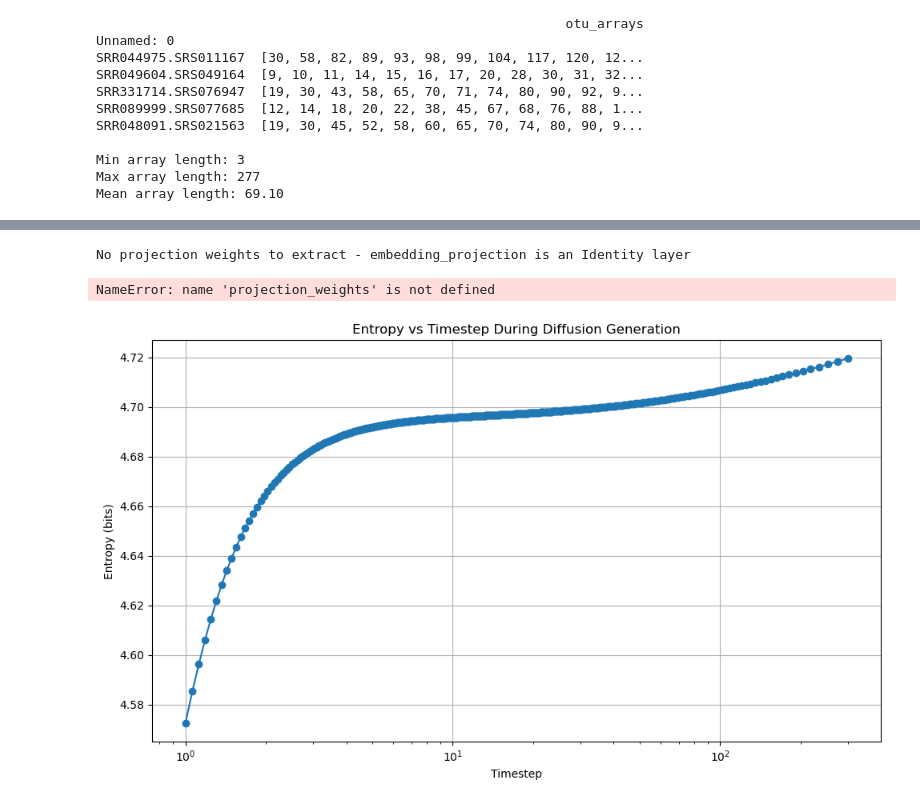
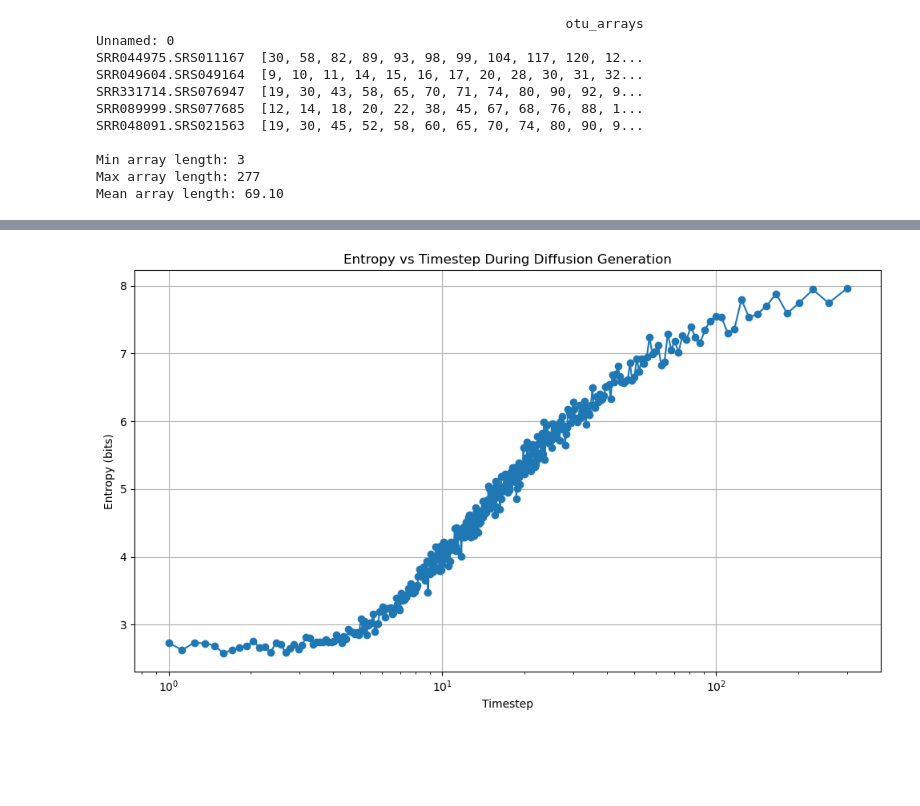
Before and after one commit to the-puzzler/cdcd_hmp, a Jupyter notebook: simplifiedV2/train.ipynb, the cells around one changed output, grey strips where cells are left out. Cells and saved outputs as stored; diff of their text form; code cells hidden in the pictures; blank space fills up the shorter version.

```diff
--- a/simplifiedV2/train.ipynb
+++ b/simplifiedV2/train.ipynb
@@ -642,9 +1009,9 @@ model = train_simple(
     train_dataloader=train_loader,
     eval_dataloader=test_loader,
     noise_scheduler=scheduler,
-    num_epochs=20,
+    num_epochs=40,
     patience = 5,
-    learning_rate=1e-4,
+    learning_rate=1e-3,
     save_dir="checkpoints"
 )
 # %% [output]
@@ -748,8 +1115,8 @@ def main_diff_loop_part( image, t, timesteps , model, padding_mask):
 
 
     # Calculte 'expected embedding'
-
-    predicted = torch.softmax(model(image, torch.zeros_like(image), t, padding_mask), dim=-1) #pasing * torch.sqrt(t) with image improves generation?? I think before with saved images i was not using passed noise, so only the last case counted...?
+    noise = torch.randn_like(image) * torch.sqrt(t)
+    predicted = torch.softmax(model(noise  , torch.zeros_like(image), t, padding_mask), dim=-1) #pasing * torch.sqrt(t) with image improves generation?? I think before with saved images i was not using passed noise, so only the last case counted...?
     update = predicted @ model.token_embedding.weight
 
     #apply update
@@ -762,7 +1129,8 @@ def main_diff_loop_part( image, t, timesteps , model, padding_mask):
 
 def final_prediction( image, timesteps, model, padding_mask):
 
-    predicted = torch.softmax(model(image, torch.zeros_like(image), timesteps[-1], padding_mask), dim=-1)
+    noise = torch.randn_like(image) * torch.sqrt(t)
+    predicted = torch.softmax(model(noise, torch.zeros_like(image), timesteps[-1], padding_mask), dim=-1)
 
     distrubution = Categorical(predicted)
 
@@ -782,9 +1150,10 @@ def generate_sequence(model, scheduler, seq_len=100, n_steps=200, batch_size=100
         device=device
     )
 
-
+    timesteps = torch.unique(timesteps, sorted=True)
     # Initialize noise
-    image = torch.randn(batch_size, seq_len, model.embedding_dim, device=device) *   timesteps[0]
+    image = torch.randn(batch_size, seq_len, model.embedding_dim, device=device) *  torch.sqrt(timesteps[0])
+    #image = torch.randn(batch_size, seq_len, model.embedding_dim, device=device) *  timesteps[0]
     padding_mask = torch.ones((batch_size, seq_len), dtype=torch.bool, device=device)
     #image = (image / (torch.norm(image, keepdim=True, p=2, dim=-1) + 1e-8)) * math.sqrt(model.embedding_dim)
     # Diffusion process
@@ -1034,7 +1403,7 @@ from scipy import stats
 n_steps = 100
 timesteps = scheduler.make_timesteps(
     n_steps,
-    tmin=.1,#t_min,
+    tmin=1,#t_min,
     tmax= 300,#t_max,
     device=device
 )
@@ -1060,6 +1429,7 @@ trajectory_predictions = {pos: [] for pos in positions_to_track}
 
 #adjustor = torch.randn(batch_size, seq_len, model.embedding_dim, device=device)
 image = torch.randn(batch_size, seq_len, model.embedding_dim, device=device) * torch.sqrt(timesteps[0]) #timesteps[0] #
+padding_mask = torch.ones((batch_size, seq_len), dtype=torch.bool, device=device)
 #image = (image + adjustor)/(torch.sqrt(t**2 + 1))
 
 # image = torch.randn(batch_size, seq_len, model.embedding_dim, device=device) #*  timesteps[0] # torch.sqrt(timesteps[0])#
@@ -1067,7 +1437,7 @@ image = torch.randn(batch_size, seq_len, model.embedding_dim, device=device) * t
 for t in timesteps:
     with torch.no_grad():
 
-        image, predicted, update = main_diff_loop_part(image, t, timesteps, model)
+        image, predicted, update = main_diff_loop_part(image, t, timesteps, model, padding_mask)
 
         # Collect metrics
         timestep_values.append(t.item())
@@ -1264,54 +1569,3 @@ NameError: name 'embeddings' is not defined
-# %%
-# Get the weights of the embedding projection layer
-if isinstance(model.embedding_projection, nn.Linear):
-    projection_weights = model.embedding_projection.weight.detach().cpu().numpy()
-else:
-    print("No projection weights to extract - embedding_projection is an Identity layer")
-
-# The weights should be split between token embedding dims and time embedding dims
-n_token_dims = model.embedding_dim  # 32 from earlier
-n_time_dims = projection_weights.shape[1] - n_token_dims
-
-
-
-print("Token weight section shape:", token_weights.shape)
-print("Time embedding section shape:", time_weights.shape)
-
-# Compare statistics
-print("\nToken weights stats:")
-print("Mean:", np.mean(token_weights))
-print("Std:", np.std(token_weights))
-print("Abs mean:", np.mean(np.abs(token_weights)))
-
-print("\nTime weights stats:")
-print("Mean:", np.mean(time_weights))
-print("Std:", np.std(time_weights))
-print("Abs mean:", np.mean(np.abs(time_weights)))
-
-# Visualize the relative magnitudes
-plt.figure(figsize=(15, 5))
-
-plt.subplot(131)
-plt.hist(token_weights.flatten(), bins=50, alpha=0.5, label='Token weights')
-plt.hist(time_weights.flatten(), bins=50, alpha=0.5, label='Time weights')
-plt.title('Distribution of Weight Values')
-plt.legend()
-
-plt.subplot(132)
-plt.imshow(np.abs(token_weights), aspect='auto')
-plt.title('Token Weight Magnitudes')
-plt.colorbar()
-
-plt.subplot(133)
-plt.imshow(np.abs(time_weights), aspect='auto')
-plt.title('Time Weight Magnitudes')
-plt.colorbar()
-
-plt.tight_layout()
-plt.show()
-# %% [output]
-No projection weights to extract - embedding_projection is an Identity layer
-NameError: name 'projection_weights' is not defined
 # %%
 import torch
 import matplotlib.pyplot as plt
@@ -1354,8 +1608,8 @@ def plot_entropy_vs_timesteps(
     timestep_values = []
 
     # Initialize noise
-    image = torch.randn(batch_size, seq_len, model.embedding_dim, device=device) * timesteps[0]
-    # image = torch.randn(batch_size, seq_len, model.embedding_dim, device=device) #*  timesteps[0] # torch.sqrt(timesteps[0])#
+    image = torch.randn(batch_size, seq_len, model.embedding_dim, device=device) * torch.sqrt(timesteps[0] )
+    image = torch.randn(batch_size, seq_len, model.embedding_dim, device=device) * timesteps[0] # torch.sqrt(timesteps[0])#
     # image = (image / (torch.norm(image, keepdim=True, p=2, dim=-1) + 1e-8)) * math.sqrt(model.embedding_dim)
     padding_mask = torch.ones((batch_size, seq_len), dtype=torch.bool, device=device)
     def calculate_entropy(probs):
@@ -1374,31 +1628,31 @@ def plot_entropy_vs_timesteps(
             entropy = calculate_entropy(predicted)
             entropy_values.append(entropy)
             timestep_values.append(t.item())
 
 
 
 
     # Create the plot
     plt.figure(figsize=(10, 6))
     plt.semilogx(timestep_values, entropy_values, '-o')
     plt.xlabel('Timestep')
     plt.ylabel('Entropy (bits)')
     plt.title('Entropy vs Timestep During Diffusion Generation')
     plt.grid(True)
     plt.tight_layout()
     plt.show()
 
     return entropy_values, timestep_values
 
 # Example usage
 entropy_values, timestep_values = plot_entropy_vs_timesteps(
     model,
     scheduler,
     batch_size=1,
     seq_len=200,
     n_steps=400,
     t_min =1,
     t_max = 300
 )
 # %% [output]
-[figure, old version]
+[figure, new version]
```
Also changed, not shown: parts of 17 cells of this notebook, 8 other files.
